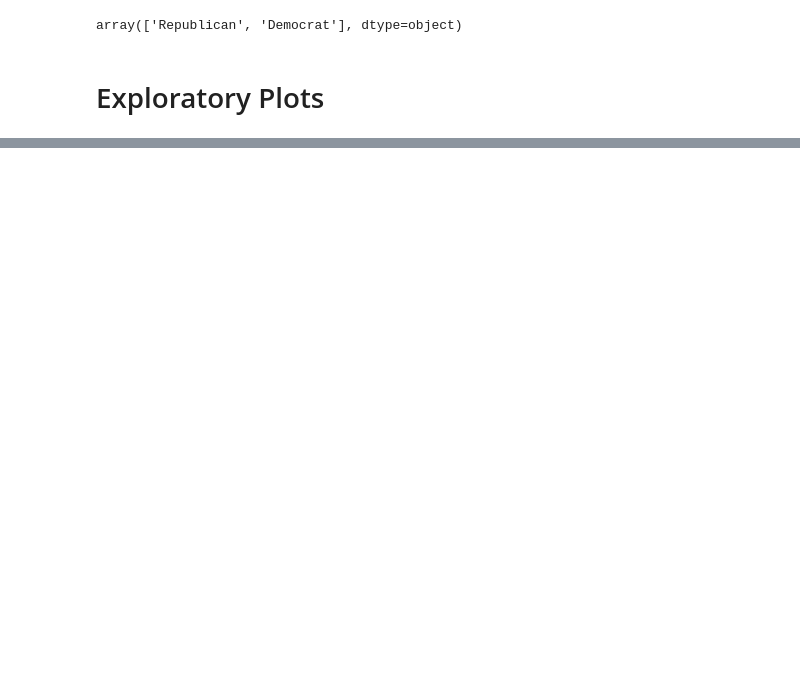
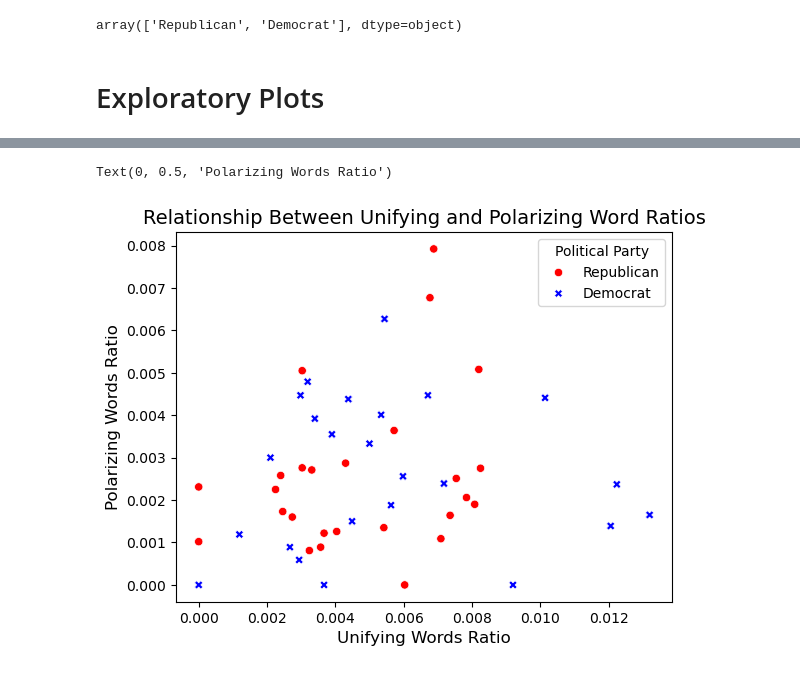
Before and after one commit to KaranRawatUVA/ds4002_project1, a Jupyter notebook: EDA.ipynb, the cells around one changed output, grey strips where cells are left out. Cells and saved outputs as stored; diff of their text form; code cells hidden in the pictures; blank space fills up the shorter version.

```diff
--- a/EDA.ipynb
+++ b/EDA.ipynb
@@ -90,0 +55,10 @@ sns.barplot(data=df, x="Unifying Words Ratio", y="Political Party", hue="Politic
+# %%
+sns.scatterplot(data=df2, x="Unifying Words Ratio", y="Polarizing Words Ratio", hue="Political Party",
+                palette={"Republican": "red", "Democrat": "blue"},
+                style="Political Party")
+plt.title("Relationship Between Unifying and Polarizing Word Ratios", fontsize=14)
+plt.xlabel("Unifying Words Ratio", fontsize=12)
+plt.ylabel("Polarizing Words Ratio", fontsize=12)
+# %% [output]
+Text(0, 0.5, 'Polarizing Words Ratio')
+[figure, added]
```
Also changed, not shown: parts of 15 cells of this notebook.
